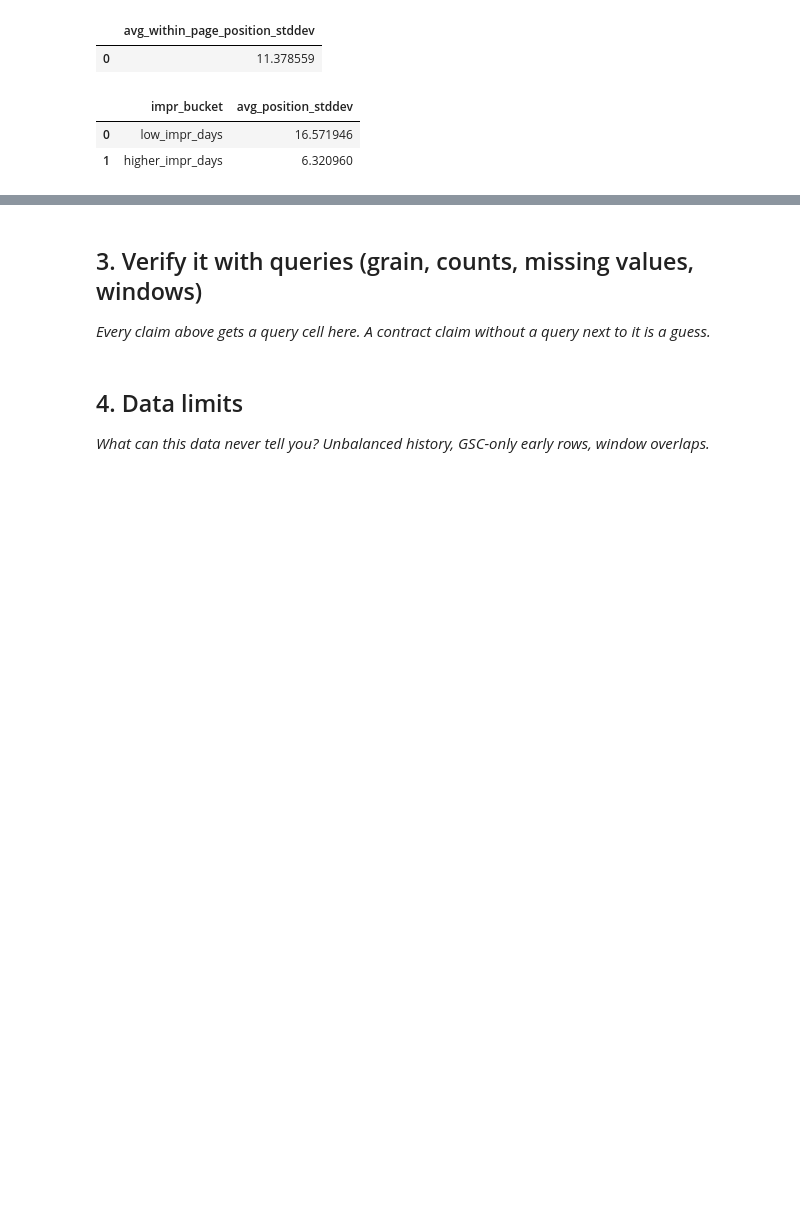
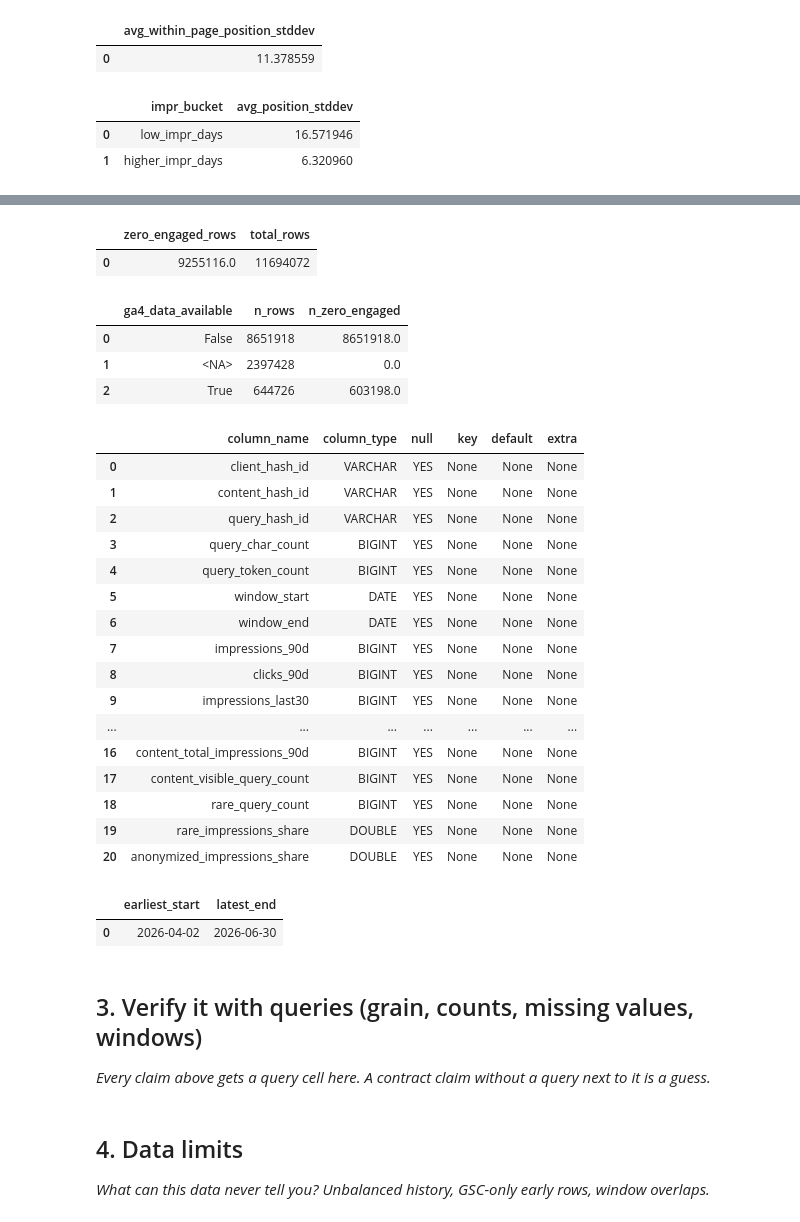
Before and after one commit to AxelYoel/FlyRank-AI-Internship---Axel-Yoel-Chandra, a Jupyter notebook: work/notebooks/w03_data_contract.ipynb, the cells around one changed output, grey strips where cells are left out. Drawn from its saved outputs; the diff is of its cells as text; code cells hidden in the pictures; blank space fills up the shorter version.

```diff
--- a/work/notebooks/w03_data_contract.ipynb
+++ b/work/notebooks/w03_data_contract.ipynb
@@ -259,3 +418,54 @@ con.sql(f"""
+# %%
+con.sql(f"""
+    SELECT
+      SUM(CASE WHEN ga4_engaged_sessions = 0 THEN 1 ELSE 0 END) AS zero_engaged_rows,
+      COUNT(*) AS total_rows
+    FROM read_parquet('{rel}/fact_content_daily_performance_sample.parquet')
+""").df()
+# %% [output]
+|  | zero_engaged_rows | total_rows |
+| 0 | 9255116.0 | 11694072 |
+# %%
+con.sql(f"""
+    SELECT ga4_data_available,
+           COUNT(*) AS n_rows,
+           SUM(CASE WHEN ga4_engaged_sessions = 0 THEN 1 ELSE 0 END) AS n_zero_engaged
+    FROM read_parquet('{rel}/fact_content_daily_performance_sample.parquet')
+    GROUP BY 1
+""").df()
+# %% [output]
+|  | ga4_data_available | n_rows | n_zero_engaged |
+| 0 | False | 8651918 | 8651918.0 |
+| 1 | <NA> | 2397428 | 0.0 |
+| 2 | True | 644726 | 603198.0 |
+# %%
+con.sql(f"DESCRIBE SELECT * FROM read_parquet('{rel}/fact_content_query_90d.parquet')").df()
+# %% [output]
+|  | column_name | column_type | null | key | default | extra |
+| 0 | client_hash_id | VARCHAR | YES | None | None | None |
+| 1 | content_hash_id | VARCHAR | YES | None | None | None |
+| 2 | query_hash_id | VARCHAR | YES | None | None | None |
+| 3 | query_char_count | BIGINT | YES | None | None | None |
+| 4 | query_token_count | BIGINT | YES | None | None | None |
+| 5 | window_start | DATE | YES | None | None | None |
+| 6 | window_end | DATE | YES | None | None | None |
+| 7 | impressions_90d | BIGINT | YES | None | None | None |
+| 8 | clicks_90d | BIGINT | YES | None | None | None |
+| 9 | impressions_last30 | BIGINT | YES | None | None | None |
+| ... | ... | ... | ... | ... | ... | ... |
+| 16 | content_total_impressions_90d | BIGINT | YES | None | None | None |
+| 17 | content_visible_query_count | BIGINT | YES | None | None | None |
+| 18 | rare_query_count | BIGINT | YES | None | None | None |
+| 19 | rare_impressions_share | DOUBLE | YES | None | None | None |
+| 20 | anonymized_impressions_share | DOUBLE | YES | None | None | None |
+# %%
+con.sql(f"""
+    SELECT MIN(window_start) AS earliest_start, MAX(window_end) AS latest_end
+    FROM read_parquet('{rel}/fact_content_query_90d.parquet')
+""").df()
+# %% [output]
+|  | earliest_start | latest_end |
+| 0 | 2026-04-02 | 2026-06-30 |
 # %% [markdown]
 ## 3. Verify it with queries (grain, counts, missing values, windows)
 
```
Also changed, not shown: parts of 11 cells of this notebook.
